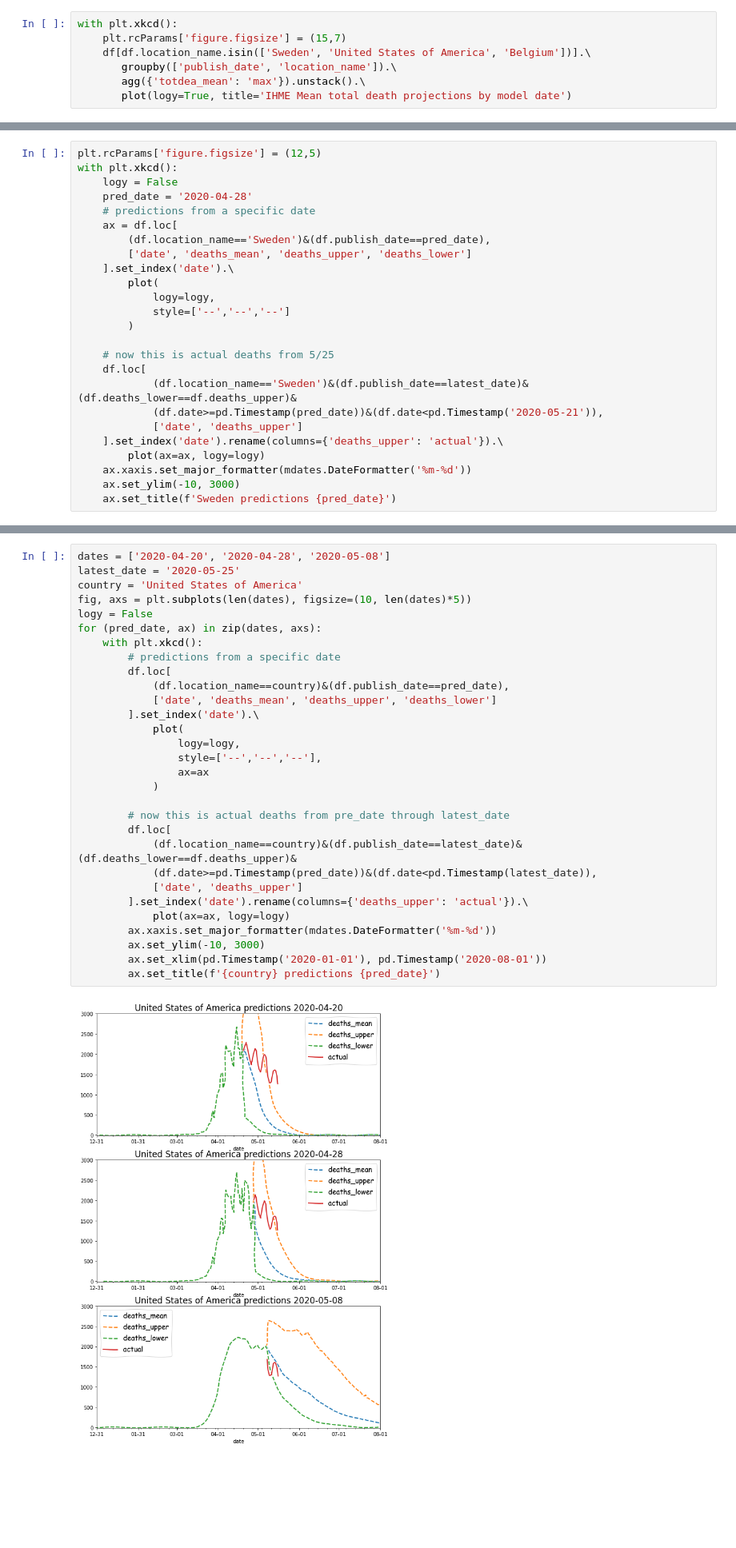
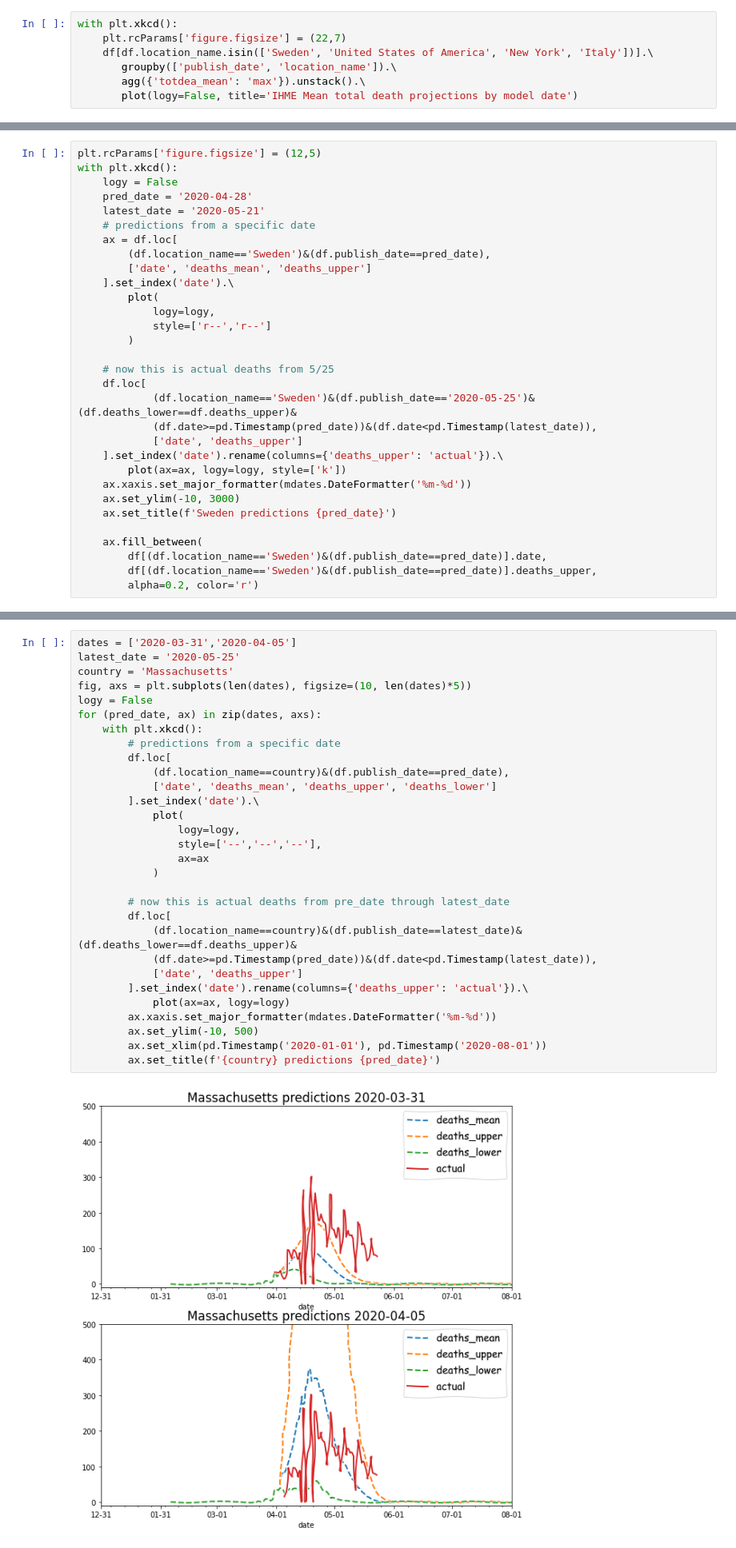
Before and after one commit to mrichard91/ihme_model_notebook, a Jupyter notebook: IHME regression.ipynb, the cells around one changed output, grey strips where cells are left out. Shown: that part at 80% size. Cells and saved outputs as stored; diff of their text form; blank space fills up the shorter version.

```diff
--- a/IHME regression.ipynb
+++ b/IHME regression.ipynb
@@ -25,9 +25,9 @@ df = pd.concat([make_df(f) for f in files])
 df['date'] = pd.to_datetime(df.date)
 # %%
 with plt.xkcd():
-    plt.rcParams['figure.figsize'] = (15,7)
-    df[df.location_name.isin(['Sweden', 'United States of America', 'Belgium'])].\
+    plt.rcParams['figure.figsize'] = (22,7)
+    df[df.location_name.isin(['Sweden', 'United States of America', 'New York', 'Italy'])].\
        groupby(['publish_date', 'location_name']).\
        agg({'totdea_mean': 'max'}).unstack().\
-       plot(logy=True, title='IHME Mean total death projections by model date')
+       plot(logy=False, title='IHME Mean total death projections by model date')
 # %% [output]
@@ -41,24 +41,30 @@ plt.rcParams['figure.figsize'] = (12,5)
 with plt.xkcd():
     logy = False
     pred_date = '2020-04-28'
+    latest_date = '2020-05-21'
     # predictions from a specific date
     ax = df.loc[
         (df.location_name=='Sweden')&(df.publish_date==pred_date),
-        ['date', 'deaths_mean', 'deaths_upper', 'deaths_lower']
+        ['date', 'deaths_mean', 'deaths_upper']
     ].set_index('date').\
         plot(
             logy=logy,
-            style=['--','--','--']
+            style=['r--','r--']
         )
 
     # now this is actual deaths from 5/25
     df.loc[
-            (df.location_name=='Sweden')&(df.publish_date==latest_date)&(df.deaths_lower==df.deaths_upper)&
-            (df.date>=pd.Timestamp(pred_date))&(df.date<pd.Timestamp('2020-05-21')),
+            (df.location_name=='Sweden')&(df.publish_date=='2020-05-25')&(df.deaths_lower==df.deaths_upper)&
+            (df.date>=pd.Timestamp(pred_date))&(df.date<pd.Timestamp(latest_date)),
             ['date', 'deaths_upper']
     ].set_index('date').rename(columns={'deaths_upper': 'actual'}).\
-        plot(ax=ax, logy=logy)
+        plot(ax=ax, logy=logy, style=['k'])
     ax.xaxis.set_major_formatter(mdates.DateFormatter('%m-%d'))
     ax.set_ylim(-10, 3000)
     ax.set_title(f'Sweden predictions {pred_date}')
+
+    ax.fill_between(
+        df[(df.location_name=='Sweden')&(df.publish_date==pred_date)].date,
+        df[(df.location_name=='Sweden')&(df.publish_date==pred_date)].deaths_upper,
+        alpha=0.2, color='r')
 # %% [output]
@@ -96,34 +102,34 @@ for (pred_date, ax) in zip(dates, axs):
 # %% [output]
 [figure]
 # %%
-dates = ['2020-04-20', '2020-04-28', '2020-05-08']
+dates = ['2020-03-31','2020-04-05']
 latest_date = '2020-05-25'
-country = 'United States of America'
+country = 'Massachusetts'
 fig, axs = plt.subplots(len(dates), figsize=(10, len(dates)*5))
 logy = False
 for (pred_date, ax) in zip(dates, axs):
     with plt.xkcd():
         # predictions from a specific date
         df.loc[
             (df.location_name==country)&(df.publish_date==pred_date),
             ['date', 'deaths_mean', 'deaths_upper', 'deaths_lower']
         ].set_index('date').\
             plot(
                 logy=logy,
                 style=['--','--','--'],
                 ax=ax
             )
 
         # now this is actual deaths from pre_date through latest_date
         df.loc[
             (df.location_name==country)&(df.publish_date==latest_date)&(df.deaths_lower==df.deaths_upper)&
             (df.date>=pd.Timestamp(pred_date))&(df.date<pd.Timestamp(latest_date)),
             ['date', 'deaths_upper']
         ].set_index('date').rename(columns={'deaths_upper': 'actual'}).\
             plot(ax=ax, logy=logy)
         ax.xaxis.set_major_formatter(mdates.DateFormatter('%m-%d'))
-        ax.set_ylim(-10, 3000)
+        ax.set_ylim(-10, 500)
         ax.set_xlim(pd.Timestamp('2020-01-01'), pd.Timestamp('2020-08-01'))
         ax.set_title(f'{country} predictions {pred_date}')
 # %% [output]
-[figure, old version]
+[figure, new version]
```
Also changed, not shown: parts of 3 cells of this notebook.
